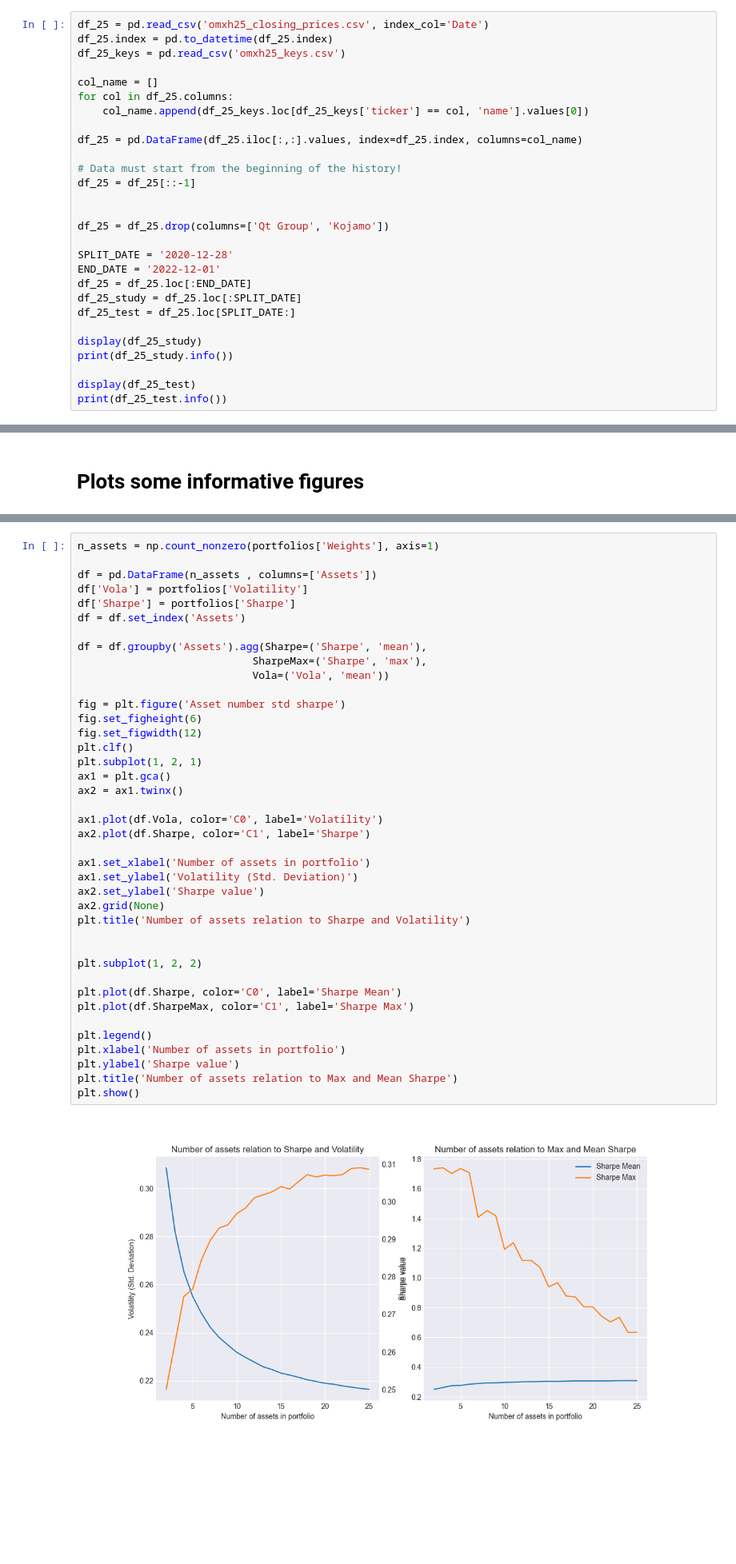
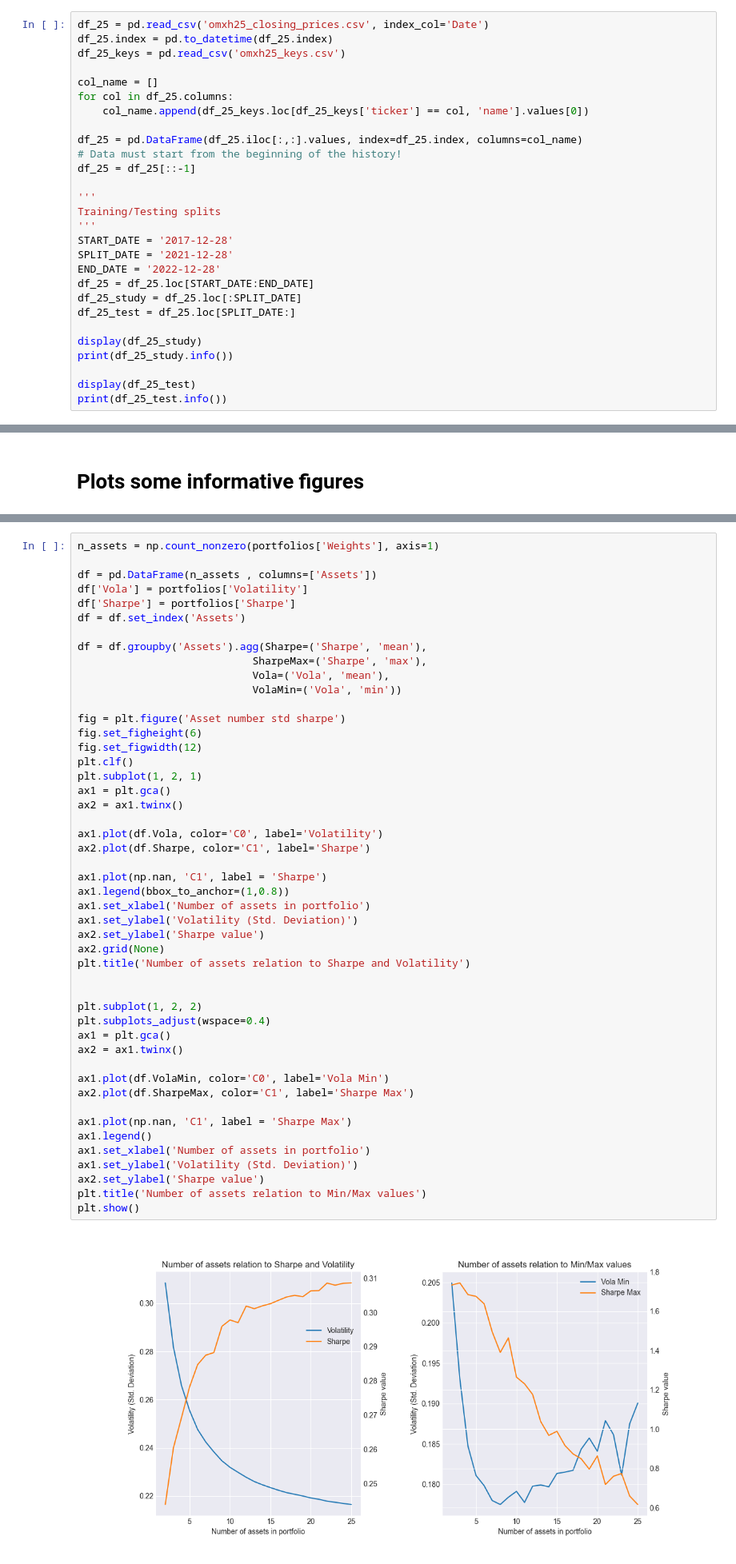
Before and after one commit to rasmushaa/modern_portfolio_theory, a Jupyter notebook: main.ipynb, the cells around one changed output, grey strips where cells are left out. Shown at 80% size. Drawn from its saved outputs; the diff is of its cells as text; blank space fills up the shorter version.

```diff
--- a/main.ipynb
+++ b/main.ipynb
@@ -19,16 +18,16 @@ for col in df_25.columns:
     col_name.append(df_25_keys.loc[df_25_keys['ticker'] == col, 'name'].values[0])
 
 df_25 = pd.DataFrame(df_25.iloc[:,:].values, index=df_25.index, columns=col_name)
-
 # Data must start from the beginning of the history!
 df_25 = df_25[::-1]
 
-
-df_25 = df_25.drop(columns=['Qt Group', 'Kojamo'])
-
-SPLIT_DATE = '2020-12-28'
-END_DATE = '2022-12-01'
-df_25 = df_25.loc[:END_DATE]
+'''
+Training/Testing splits
+'''
+START_DATE = '2017-12-28'
+SPLIT_DATE = '2021-12-28'
+END_DATE = '2022-12-28'
+df_25 = df_25.loc[START_DATE:END_DATE]
 df_25_study = df_25.loc[:SPLIT_DATE]
 df_25_test = df_25.loc[SPLIT_DATE:]
 
@@ -308,38 +309,46 @@ df = pd.DataFrame(n_assets , columns=['Assets'])
 df['Vola'] = portfolios['Volatility']
 df['Sharpe'] = portfolios['Sharpe']
 df = df.set_index('Assets')
 
 df = df.groupby('Assets').agg(Sharpe=('Sharpe', 'mean'),
                             SharpeMax=('Sharpe', 'max'),
-                            Vola=('Vola', 'mean'))
+                            Vola=('Vola', 'mean'),
+                            VolaMin=('Vola', 'min'))
 
 fig = plt.figure('Asset number std sharpe')
 fig.set_figheight(6)
 fig.set_figwidth(12)
 plt.clf()
 plt.subplot(1, 2, 1)
 ax1 = plt.gca()
 ax2 = ax1.twinx()
 
 ax1.plot(df.Vola, color='C0', label='Volatility')
 ax2.plot(df.Sharpe, color='C1', label='Sharpe')
 
+ax1.plot(np.nan, 'C1', label = 'Sharpe')
+ax1.legend(bbox_to_anchor=(1,0.8))
 ax1.set_xlabel('Number of assets in portfolio')
 ax1.set_ylabel('Volatility (Std. Deviation)')
 ax2.set_ylabel('Sharpe value')
 ax2.grid(None)
 plt.title('Number of assets relation to Sharpe and Volatility')
 
 
 plt.subplot(1, 2, 2)
+plt.subplots_adjust(wspace=0.4)
+ax1 = plt.gca()
+ax2 = ax1.twinx()
 
-plt.plot(df.Sharpe, color='C0', label='Sharpe Mean')
-plt.plot(df.SharpeMax, color='C1', label='Sharpe Max')
+ax1.plot(df.VolaMin, color='C0', label='Vola Min')
+ax2.plot(df.SharpeMax, color='C1', label='Sharpe Max')
 
-plt.legend()
-plt.xlabel('Number of assets in portfolio')
-plt.ylabel('Sharpe value')
-plt.title('Number of assets relation to Max and Mean Sharpe')
+ax1.plot(np.nan, 'C1', label = 'Sharpe Max')
+ax1.legend()
+ax1.set_xlabel('Number of assets in portfolio')
+ax1.set_ylabel('Volatility (Std. Deviation)')
+ax2.set_ylabel('Sharpe value')
+plt.title('Number of assets relation to Min/Max values')
 plt.show()
 # %% [output]
-[figure, old version]
+[figure, new version]
```
Also changed, not shown: parts of 10 cells of this notebook, 9 other files.
